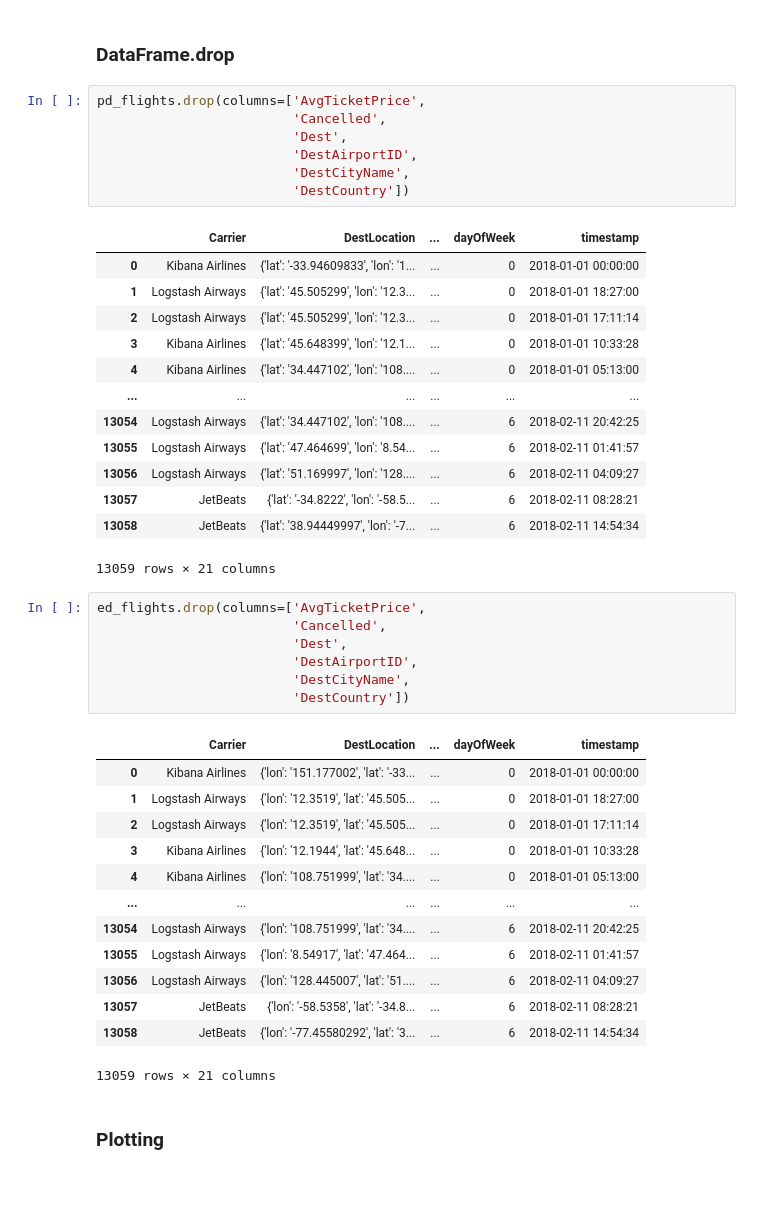
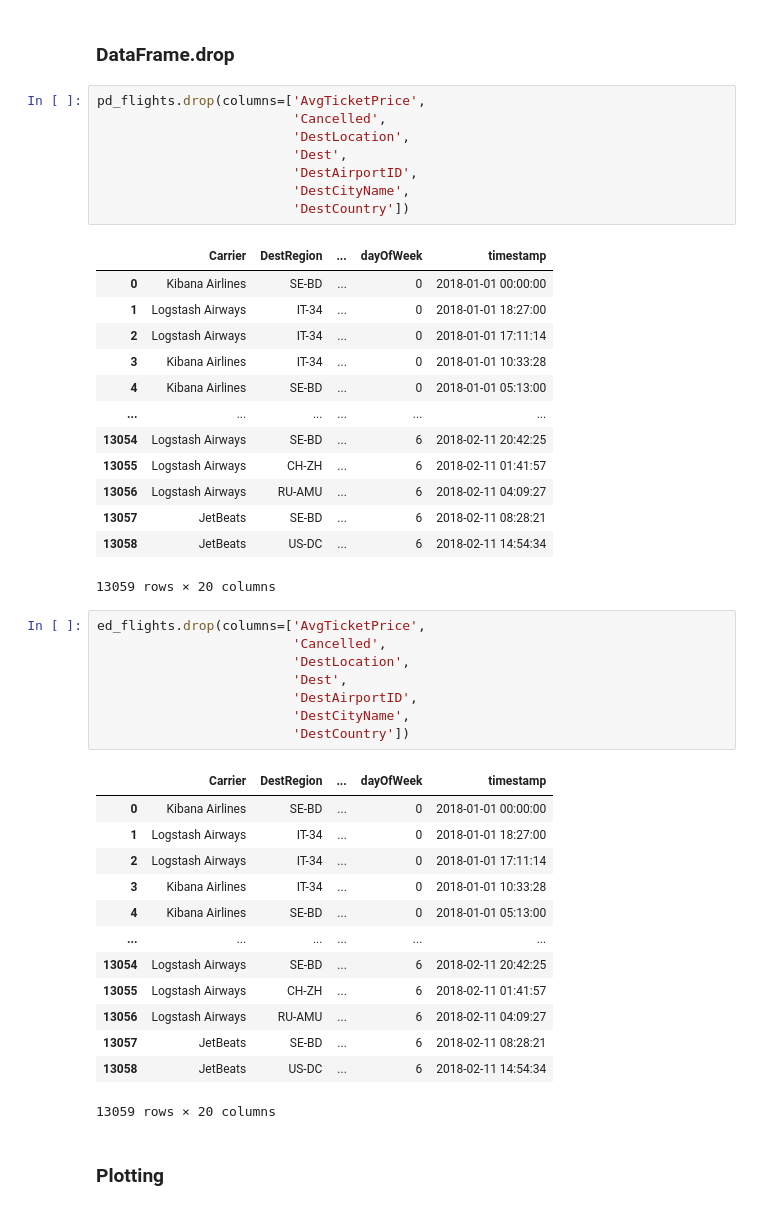
Before and after one commit to elastic/eland, a Jupyter notebook: docs/source/examples/demo_notebook.ipynb, the cells around one changed output. Drawn from its saved outputs; the diff is of its cells as text.

```diff
--- a/docs/source/examples/demo_notebook.ipynb
+++ b/docs/source/examples/demo_notebook.ipynb
@@ -650,45 +650,47 @@ dtype: int64
 # %%
 pd_flights.drop(columns=['AvgTicketPrice',
                          'Cancelled',
+                         'DestLocation',
                          'Dest',
                          'DestAirportID',
                          'DestCityName',
                          'DestCountry'])
 # %% [output]
-|  | Carrier | DestLocation | ... | dayOfWeek | timestamp |
-| 0 | Kibana Airlines | {'lat': '-33.94609833', 'lon': '1... | ... | 0 | 2018-01-01 00:00:00 |
-| 1 | Logstash Airways | {'lat': '45.505299', 'lon': '12.3... | ... | 0 | 2018-01-01 18:27:00 |
-| 2 | Logstash Airways | {'lat': '45.505299', 'lon': '12.3... | ... | 0 | 2018-01-01 17:11:14 |
-| 3 | Kibana Airlines | {'lat': '45.648399', 'lon': '12.1... | ... | 0 | 2018-01-01 10:33:28 |
-| 4 | Kibana Airlines | {'lat': '34.447102', 'lon': '108.... | ... | 0 | 2018-01-01 05:13:00 |
+|  | Carrier | DestRegion | ... | dayOfWeek | timestamp |
+| 0 | Kibana Airlines | SE-BD | ... | 0 | 2018-01-01 00:00:00 |
+| 1 | Logstash Airways | IT-34 | ... | 0 | 2018-01-01 18:27:00 |
+| 2 | Logstash Airways | IT-34 | ... | 0 | 2018-01-01 17:11:14 |
+| 3 | Kibana Airlines | IT-34 | ... | 0 | 2018-01-01 10:33:28 |
+| 4 | Kibana Airlines | SE-BD | ... | 0 | 2018-01-01 05:13:00 |
 | ... | ... | ... | ... | ... | ... |
-| 13054 | Logstash Airways | {'lat': '34.447102', 'lon': '108.... | ... | 6 | 2018-02-11 20:42:25 |
-| 13055 | Logstash Airways | {'lat': '47.464699', 'lon': '8.54... | ... | 6 | 2018-02-11 01:41:57 |
-| 13056 | Logstash Airways | {'lat': '51.169997', 'lon': '128.... | ... | 6 | 2018-02-11 04:09:27 |
-| 13057 | JetBeats | {'lat': '-34.8222', 'lon': '-58.5... | ... | 6 | 2018-02-11 08:28:21 |
-| 13058 | JetBeats | {'lat': '38.94449997', 'lon': '-7... | ... | 6 | 2018-02-11 14:54:34 |
+| 13054 | Logstash Airways | SE-BD | ... | 6 | 2018-02-11 20:42:25 |
+| 13055 | Logstash Airways | CH-ZH | ... | 6 | 2018-02-11 01:41:57 |
+| 13056 | Logstash Airways | RU-AMU | ... | 6 | 2018-02-11 04:09:27 |
+| 13057 | JetBeats | SE-BD | ... | 6 | 2018-02-11 08:28:21 |
+| 13058 | JetBeats | US-DC | ... | 6 | 2018-02-11 14:54:34 |
-13059 rows × 21 columns
+13059 rows × 20 columns
 # %%
 ed_flights.drop(columns=['AvgTicketPrice',
                          'Cancelled',
+                         'DestLocation',
                          'Dest',
                          'DestAirportID',
                          'DestCityName',
                          'DestCountry'])
 # %% [output]
-|  | Carrier | DestLocation | ... | dayOfWeek | timestamp |
-| 0 | Kibana Airlines | {'lon': '151.177002', 'lat': '-33... | ... | 0 | 2018-01-01 00:00:00 |
-| 1 | Logstash Airways | {'lon': '12.3519', 'lat': '45.505... | ... | 0 | 2018-01-01 18:27:00 |
-| 2 | Logstash Airways | {'lon': '12.3519', 'lat': '45.505... | ... | 0 | 2018-01-01 17:11:14 |
-| 3 | Kibana Airlines | {'lon': '12.1944', 'lat': '45.648... | ... | 0 | 2018-01-01 10:33:28 |
-| 4 | Kibana Airlines | {'lon': '108.751999', 'lat': '34.... | ... | 0 | 2018-01-01 05:13:00 |
+|  | Carrier | DestRegion | ... | dayOfWeek | timestamp |
+| 0 | Kibana Airlines | SE-BD | ... | 0 | 2018-01-01 00:00:00 |
+| 1 | Logstash Airways | IT-34 | ... | 0 | 2018-01-01 18:27:00 |
+| 2 | Logstash Airways | IT-34 | ... | 0 | 2018-01-01 17:11:14 |
+| 3 | Kibana Airlines | IT-34 | ... | 0 | 2018-01-01 10:33:28 |
+| 4 | Kibana Airlines | SE-BD | ... | 0 | 2018-01-01 05:13:00 |
 | ... | ... | ... | ... | ... | ... |
-| 13054 | Logstash Airways | {'lon': '108.751999', 'lat': '34.... | ... | 6 | 2018-02-11 20:42:25 |
-| 13055 | Logstash Airways | {'lon': '8.54917', 'lat': '47.464... | ... | 6 | 2018-02-11 01:41:57 |
-| 13056 | Logstash Airways | {'lon': '128.445007', 'lat': '51.... | ... | 6 | 2018-02-11 04:09:27 |
-| 13057 | JetBeats | {'lon': '-58.5358', 'lat': '-34.8... | ... | 6 | 2018-02-11 08:28:21 |
-| 13058 | JetBeats | {'lon': '-77.45580292', 'lat': '3... | ... | 6 | 2018-02-11 14:54:34 |
+| 13054 | Logstash Airways | SE-BD | ... | 6 | 2018-02-11 20:42:25 |
+| 13055 | Logstash Airways | CH-ZH | ... | 6 | 2018-02-11 01:41:57 |
+| 13056 | Logstash Airways | RU-AMU | ... | 6 | 2018-02-11 04:09:27 |
+| 13057 | JetBeats | SE-BD | ... | 6 | 2018-02-11 08:28:21 |
+| 13058 | JetBeats | US-DC | ... | 6 | 2018-02-11 14:54:34 |
-13059 rows × 21 columns
+13059 rows × 20 columns
 # %% [markdown]
 ### Plotting
 # %%
```
Also changed, not shown: parts of 2 cells of this notebook, 10 other files.
